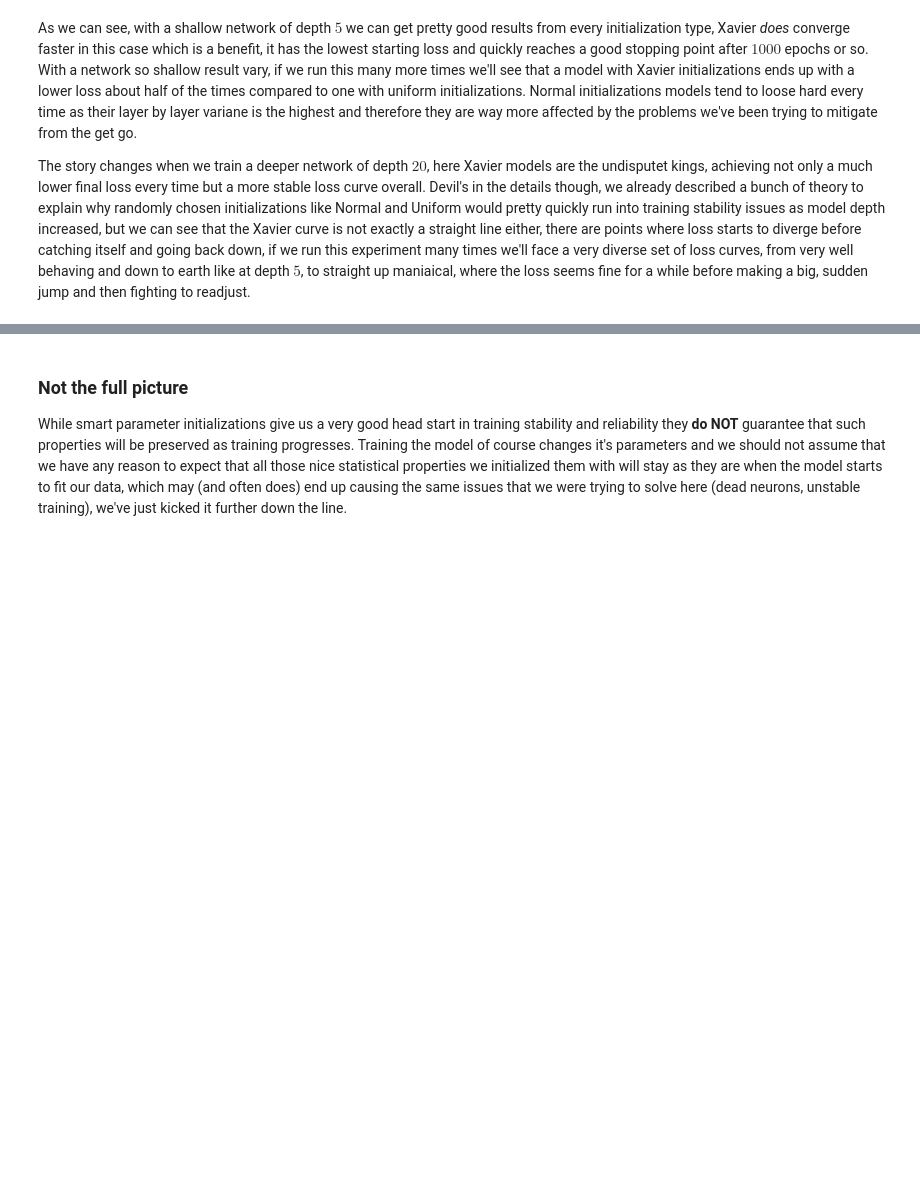
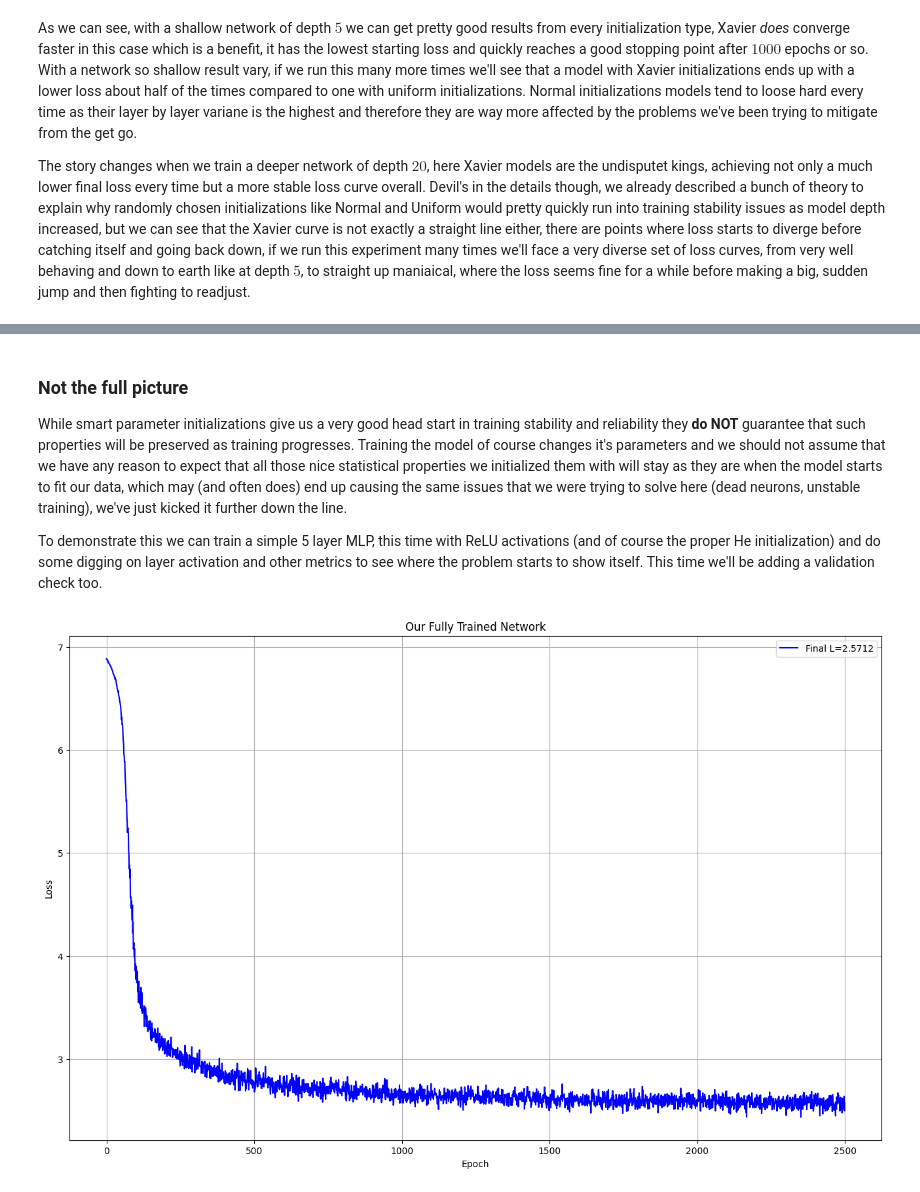
Before and after one commit to fodevac33/Learning-AI, a Jupyter notebook: notebooks/bigram_mlp/bigram_mlp.ipynb, the cells around one changed output, grey strips where cells are left out. Saved outputs shown, nothing was run; the diff lists cells and outputs as text; code cells hidden in the pictures; blank space fills up the shorter version.

```diff
--- a/notebooks/bigram_mlp/bigram_mlp.ipynb
+++ b/notebooks/bigram_mlp/bigram_mlp.ipynb
@@ -410,3 +426,64 @@ plt.show()
 ### Not the full picture
 
 While smart parameter initializations give us a very good head start in training stability and reliability they **do NOT** guarantee that such properties will be preserved as training progresses. Training the model of course changes it's parameters and we should not assume that we have any reason to expect that all those nice statistical properties we initialized them with will stay as they are when the model starts to fit our data, which may (and often does) end up causing the same issues that we were trying to solve here (dead neurons, unstable training), we've just kicked it further down the line.
+
+To demonstrate this we can train a simple 5 layer MLP, this time with ReLU activations (and of course the proper He initialization) and do some digging on layer activation and other metrics to see where the problem starts to show itself. This time we'll be adding a validation check too.
+# %%
+import torch
+import torch.nn.functional as F
+import numpy as np
+import matplotlib.pyplot as plt
+
+vocab_size = len(chars)
+model_dim = 256
+model_depth = 5
+
+learning_rate = 0.02
+num_epochs = 2500
+batch_size = 1024
+
+# Doing the numbers on CUDA now that I have a more complete understanding
+device = torch.device('cuda' if torch.cuda.is_available() else 'cpu')
+
+k = np.sqrt(6.0/model_dim)
+embed  = torch.Tensor(vocab_size, model_dim).uniform_(-k, k).to(device)
+hidden = torch.Tensor(model_depth, model_dim, model_dim).uniform_(-k, k).to(device)
+out    = torch.Tensor(model_dim, vocab_size).uniform_(-k, k).to(device)
+
+for p in (embed, hidden, out):
+    p.requires_grad_(True)
+optimizer = torch.optim.SGD([embed, hidden, out], lr=learning_rate)
+
+X = X.to(device)
+Y = Y.to(device)
+
+losses = []
+for epoch in range(num_epochs):
+    batch_idx = torch.randint(0, len(X), (batch_size,), device=device)
+
+    x_batch = X[batch_idx]
+    y_batch = Y[batch_idx]
+    x_embed = embed[x_batch]
+
+    hidden_act = F.relu(x_embed @ hidden[0])
+    for layer in range(1, hidden.shape[0]):
+        hidden_act = F.relu(hidden_act @ hidden[layer])
+    out_logits = hidden_act @ out
+
+    loss = F.cross_entropy(out_logits, y_batch)
+    losses.append(loss.item())
+
+    optimizer.zero_grad()
+    loss.backward()
+    optimizer.step()
+
+plt.figure(figsize=(16,10))
+plt.plot(losses, label=f'Final L={losses[-1]:.4f}', color='blue')
+plt.title('Our Fully Trained Network')
+plt.ylabel('Loss')
+plt.xlabel('Epoch')
+plt.legend()
+plt.grid(True)
+plt.show()
+# %% [output]
+[figure, added]
```
Also changed, not shown: parts of 8 cells of this notebook.
